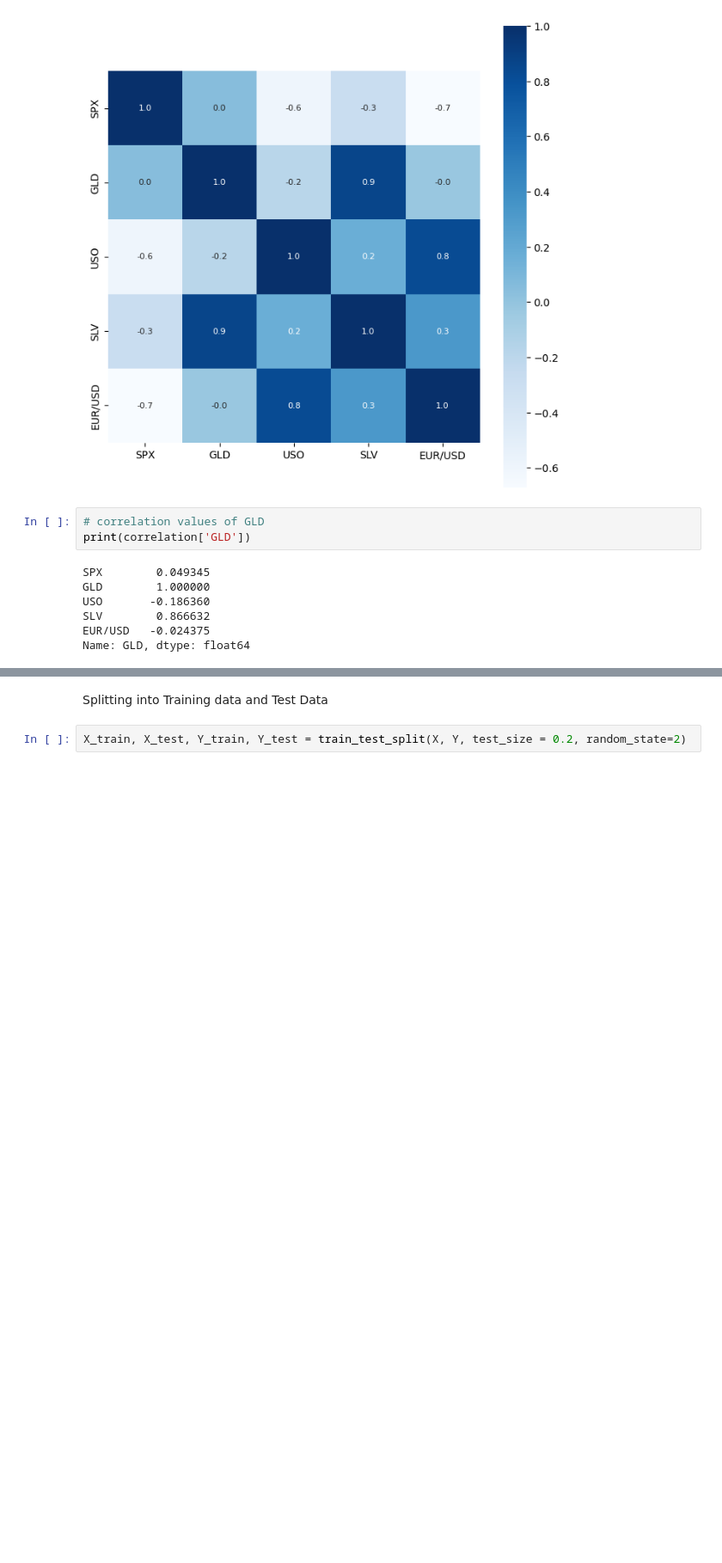
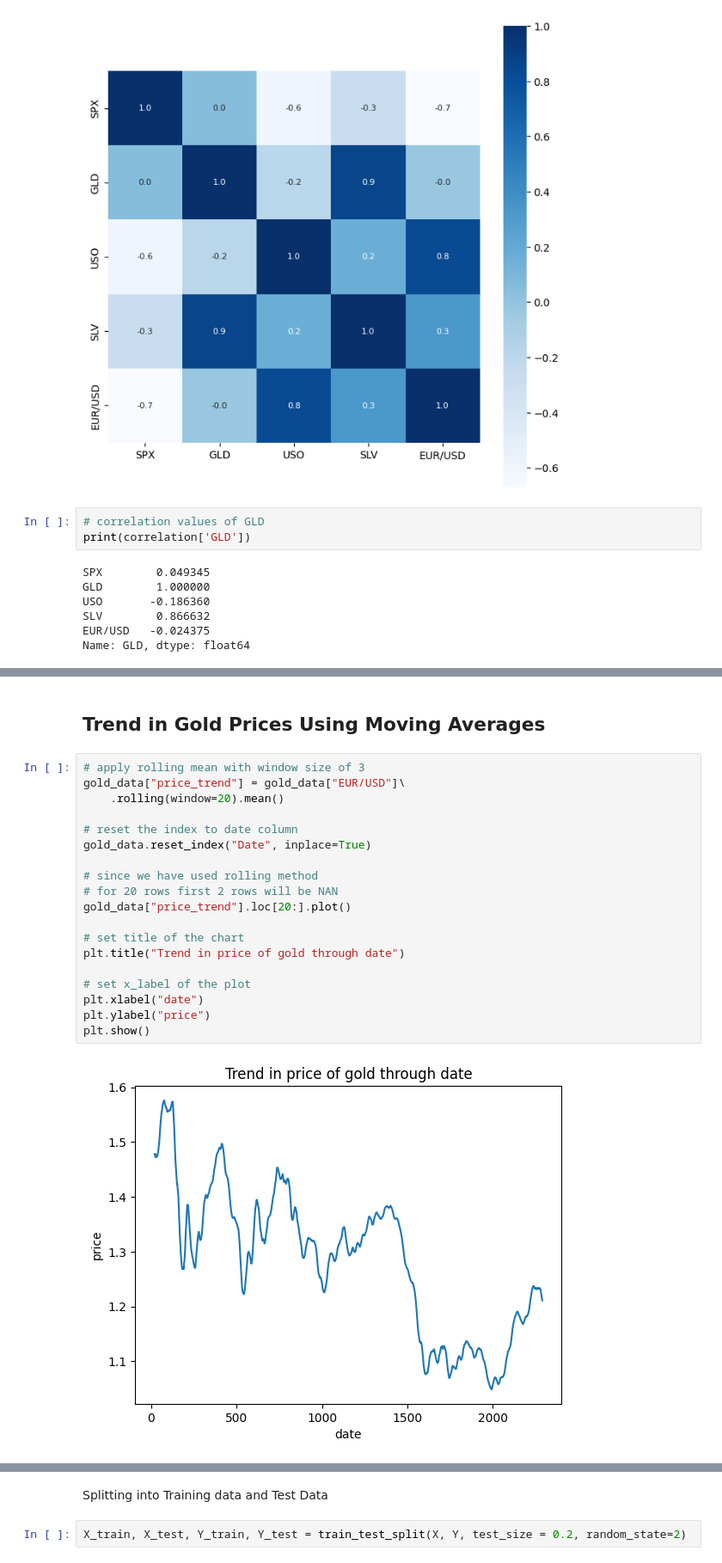
Before and after one commit to Suresh8352/Gold_Price_Prediction, a Jupyter notebook: Gold_Price_Prediction.ipynb, the cells around one changed output, grey strips where cells are left out. Shown: that part at 86% size. Saved outputs shown, nothing was run; the diff lists cells and outputs as text; blank space fills up the shorter version.

```diff
--- a/Gold_Price_Prediction.ipynb
+++ b/Gold_Price_Prediction.ipynb
@@ -123,0 +149,23 @@ Splitting the Features and Target
+# %% [markdown]
+## Trend in Gold Prices Using Moving Averages
+# %%
+# apply rolling mean with window size of 3
+gold_data["price_trend"] = gold_data["EUR/USD"]\
+    .rolling(window=20).mean()
+
+# reset the index to date column
+gold_data.reset_index("Date", inplace=True)
+
+# since we have used rolling method
+# for 20 rows first 2 rows will be NAN
+gold_data["price_trend"].loc[20:].plot()
+
+# set title of the chart
+plt.title("Trend in price of gold through date")
+
+# set x_label of the plot
+plt.xlabel("date")
+plt.ylabel("price")
+plt.show()
+# %% [output]
+[figure, added]
```
Also changed, not shown: parts of 40 cells of this notebook.
